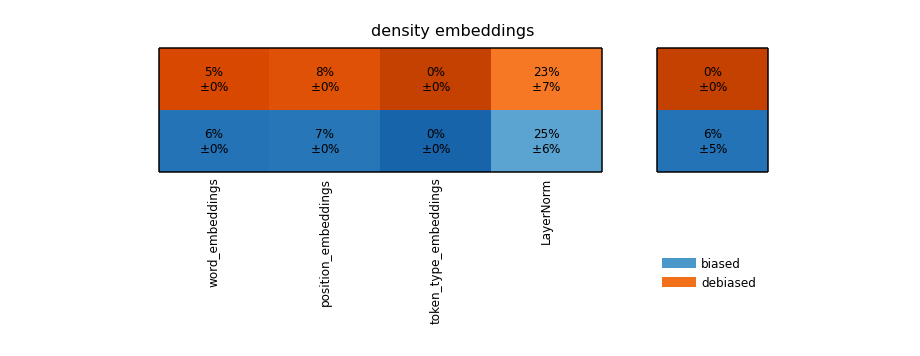
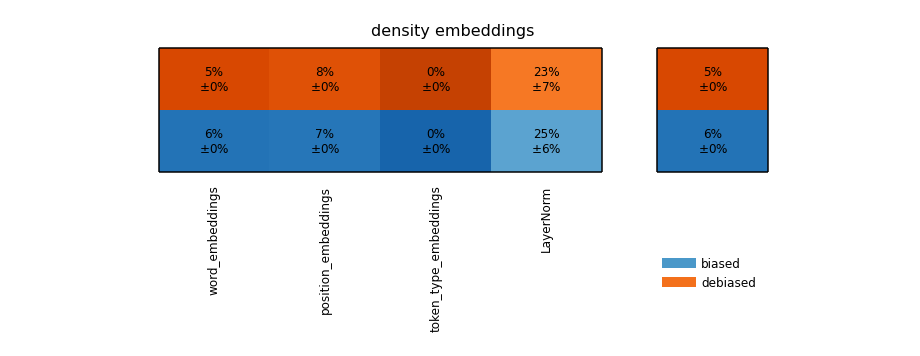
Before and after one commit to sirluk/sparse_transformers, a Jupyter notebook: analysis/analyze_sparsity.ipynb, the cells around one changed output. Cells and saved outputs as stored; diff of their text form; code cells hidden in the pictures.

```diff
--- a/analysis/analyze_sparsity.ipynb
+++ b/analysis/analyze_sparsity.ipynb
@@ -268,33 +199,33 @@ for i, (start, m, (_m, (averages, error_margins))) in enumerate(zip(starts, modu
         color = colors[idx](color_fn(a))
         plt.barh(idx*width, width, left=start, height=width, color=color)
         plt.text(start+width/2, idx*width, "{:.0%}\n$\pm${:.0%}".format(a, e), ha='center', va='center', color="k", fontsize=text_fontsize)
-for idx, (a, e) in enumerate(model_layer_dict[0]):
+for idx, (a, e) in enumerate(zip(*model_layer_dict[0])):
     plt.barh(idx*width, width/2, left=start+width, height=width, color="w")
     color = colors[idx](color_fn(a))
     plt.barh(idx*width, width, left=start+width*1.5, height=width, color=color)
     plt.text(start+width*2, idx*width, "{:.0%}\n$\pm${:.0%}".format(a, e), ha='center', va='center', color="k", fontsize=text_fontsize)
 
 for x in [0-width/2, width*1.5]:
     plt.hlines(x, starts[0], starts[-1]+width, colors="black")
     plt.hlines(x, starts[-1]+width*1.5, starts[-1]+width*2.5, colors="black")
 
 for x in [width, 1+width, 1+width*1.5, 1+width*2.5]:
     plt.vlines(x, 0-width/2, width*1.5, colors="black")
 
 plt.xticks(starts + width/2, labels=module_names, rotation=90, fontsize=text_fontsize)
 plt.yticks([])
 plt.title("density embeddings", fontsize=title_fontsize)
 sns.despine(left=True, bottom=True, right=True)
-plt.tick_params(axis="x", bottom=False, pad=-5)
+plt.tick_params(axis="x", bottom=False, pad=3)
 
 custom_lines = [
     Line2D([0], [0], color=colors[0](0.6), lw=10),
     Line2D([0], [0], color=colors[1](0.6), lw=10)
 ]
 plt.legend(custom_lines, ["biased", "debiased"], bbox_to_anchor=(.95, -0.5), frameon=False, fontsize=text_fontsize)
 
 plt.tight_layout()
 plt.savefig("density_embedding.png")
 plt.show()
 # %% [output]
-[figure, old version]
+[figure, new version]
```
Also changed, not shown: parts of 3 cells of this notebook, 1 other file.
